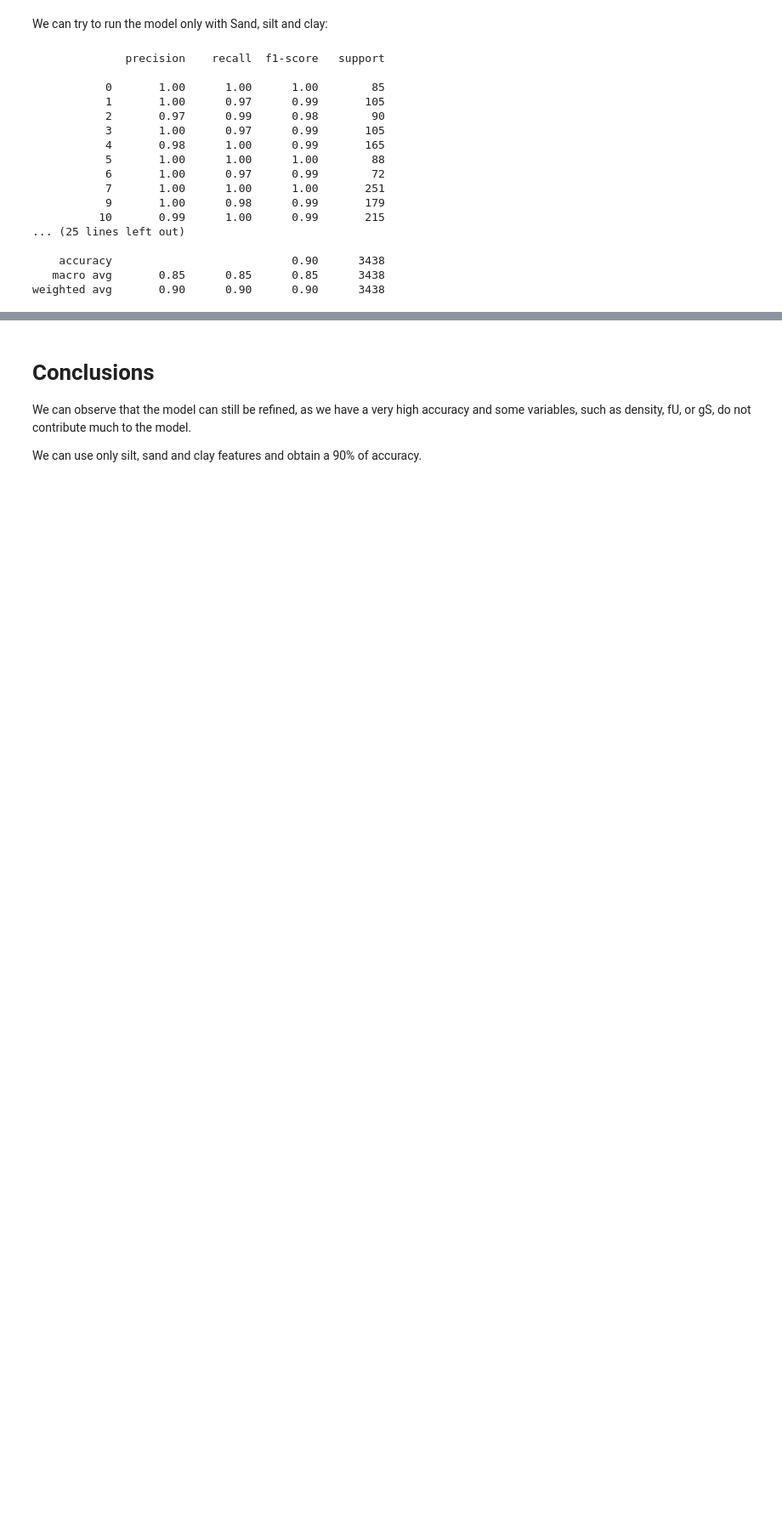
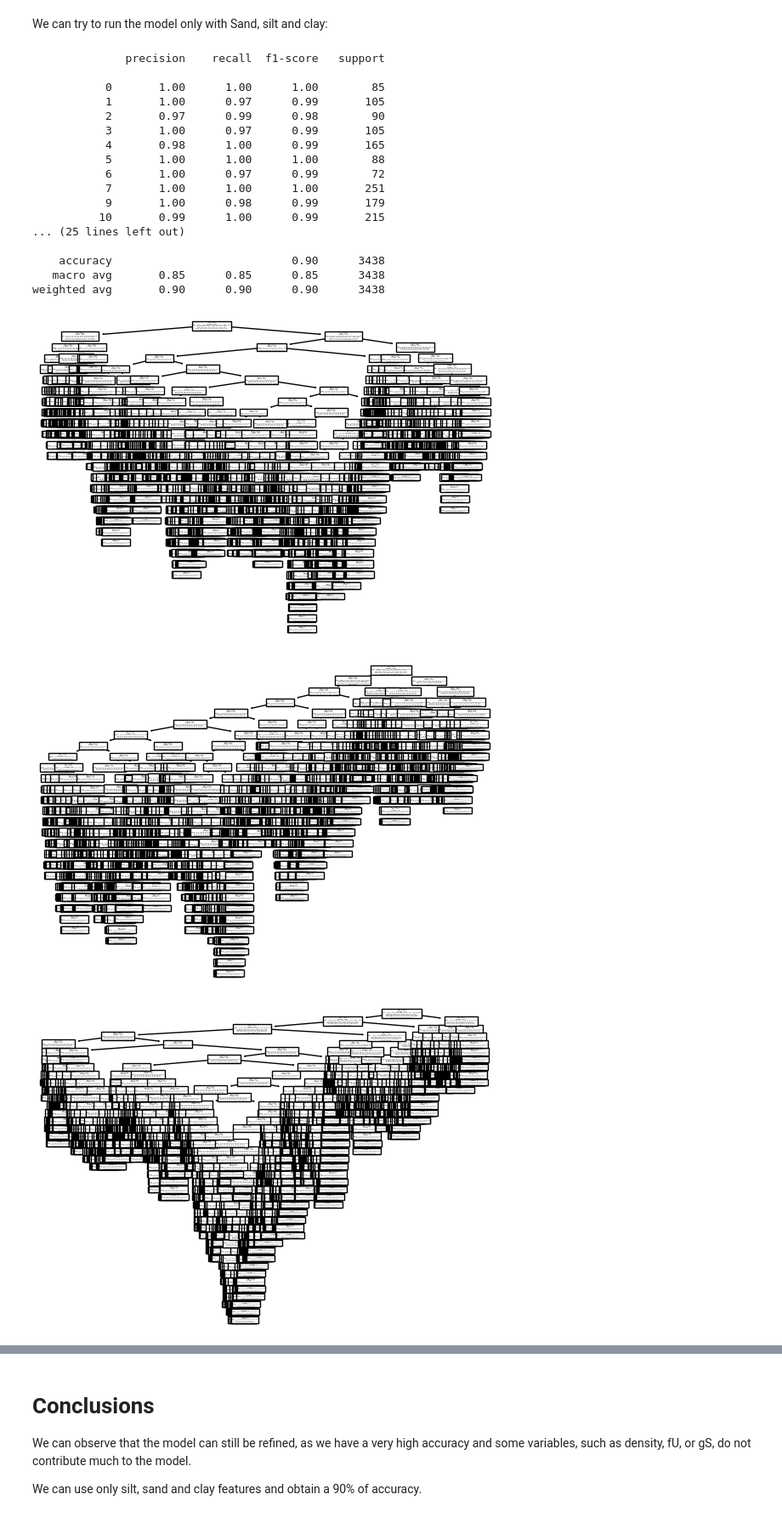
Before and after one commit to miguelmunnozmoya/Python_and_research, a Jupyter notebook: Soil_texture_classifier.ipynb, the cells around one changed output, grey strips where cells are left out. Shown at 85% size. Drawn from its saved outputs; the diff is of its cells as text; code cells hidden in the pictures; blank space fills up the shorter version.

Commit message:
TOC_type 3D and models

```diff
--- a/Soil_texture_classifier.ipynb
+++ b/Soil_texture_classifier.ipynb
@@ -354,3 +355,11 @@ print(classification_report(y_test, y_pred))
     accuracy                           0.90      3438
    macro avg       0.85      0.85      0.85      3438
 weighted avg       0.90      0.90      0.90      3438
+# %%
+for arbol in model.estimators_:
+    tree.plot_tree(arbol, feature_names=new_features)
+    plt.show()
+# %% [output]
+[figure, added]
+[figure, added]
+[figure, added]
```
Also changed, not shown: parts of 2 cells of this notebook, 4 other files.
